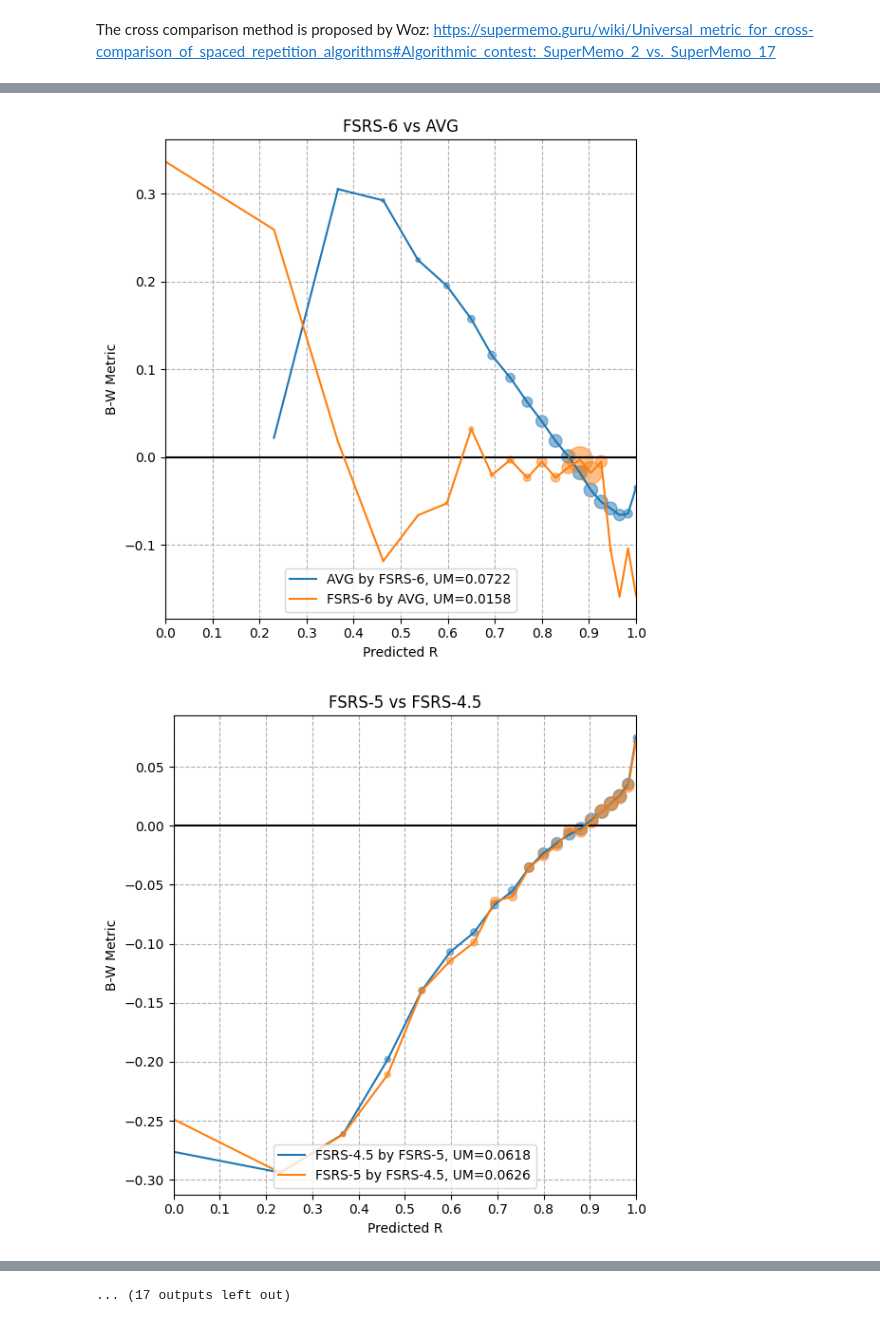
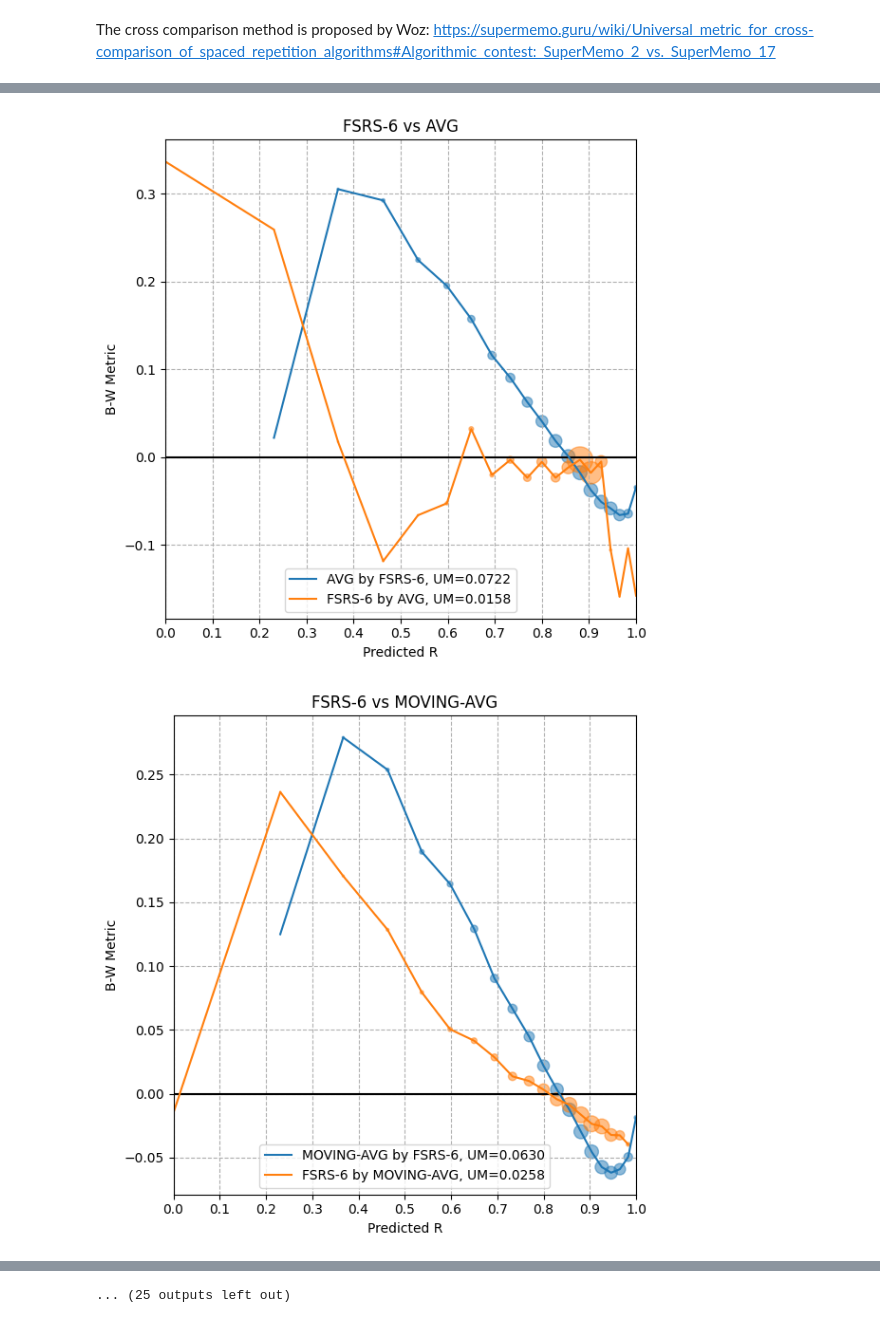
Before and after one commit to open-spaced-repetition/fsrs-vs-sm17, a Jupyter notebook: cross-comparison.ipynb, the cells around one changed output, grey strips where cells are left out. Saved outputs shown, nothing was run; the diff lists cells and outputs as text; code cells hidden in the pictures.

Commit message:
Expt/MOVING-AVG

```diff
--- a/cross-comparison.ipynb
+++ b/cross-comparison.ipynb
@@ -35,20 +35,20 @@ df.describe()
 # %%
 from utils import cross_comparison
 import itertools
 
 results = []
 
-all_algorithms = ["FSRS-6", "FSRS-5", "FSRS-4.5", "FSRSv4", "FSRSv3", "SM-17", "SM-16", "AVG"]
+all_algorithms = ["FSRS-6", "FSRS-5", "FSRS-4.5", "FSRSv4", "FSRSv3", "SM-17", "SM-16", "AVG", "MOVING-AVG"]
 
 for player, referee in itertools.combinations(all_algorithms, 2):
     results.append(cross_comparison(df, player, referee))
 results
 # %% [output]
 [figure]
 [figure]
 [figure]
 [figure]
 [figure]
 [figure]
 [figure]
-[figure, old version]
+[figure, new version]
@@ -59,4 +59,4 @@ results
-... (17 outputs left out)
+... (25 outputs left out)
 # %%
 import numpy as np
 
```
Also changed, not shown: parts of 4 cells of this notebook, 43 other files.
